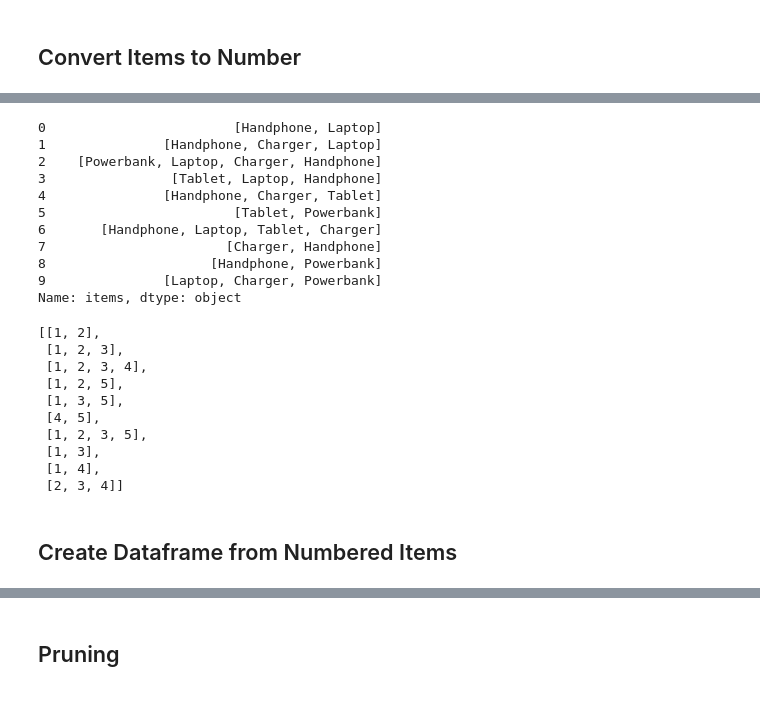
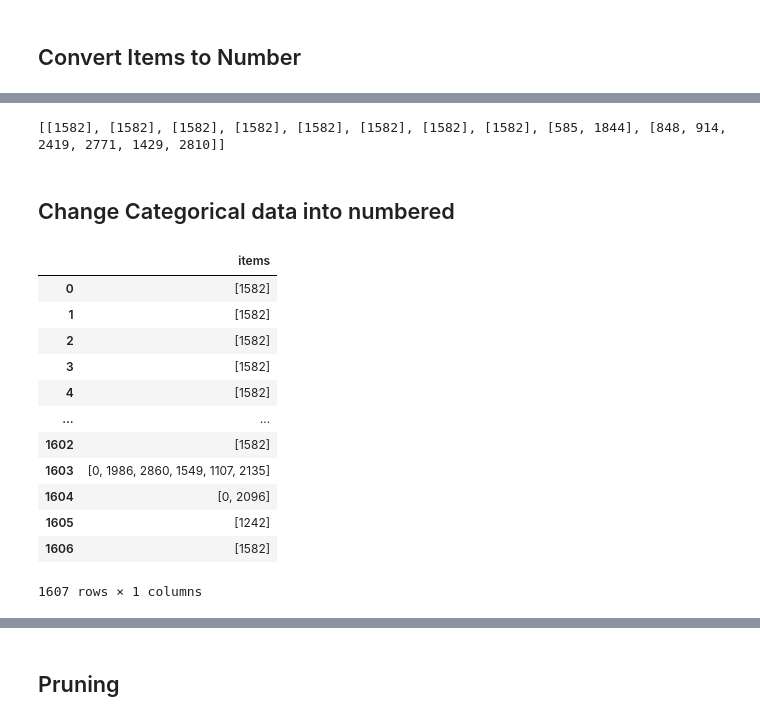
Before and after one commit to ZahraDehghanian97/Apriori, a Jupyter notebook: Apriori.ipynb, the cells around one changed output, grey strips where cells are left out. Saved outputs shown, nothing was run; the diff lists cells and outputs as text; code cells hidden in the pictures.

```diff
--- a/Apriori.ipynb
+++ b/Apriori.ipynb
@@ -7,4 +18,5 @@ load data
 # %%
+import pandas as pd
 items = []
 extended = []
 with open("records.txt") as file:
@@ -13,6 +25,6 @@ with open("records.txt") as file:
         items.append(s)
         extended.extend(s)
 print(len(items))
-uniq_items = list(set(extended))
-print(len(uniq_items))
+unique_items = list(set(extended))
+print(len(unique_items))
 # %% [output]
@@ -76,38 +35,33 @@ comma_splitted_df = df_items.apply(lambda x: x.split(','))
-# %%
-comma_splitted_df
-# %% [output]
-0                        [Handphone, Laptop]
-1               [Handphone, Charger, Laptop]
-2    [Powerbank, Laptop, Charger, Handphone]
-3                [Tablet, Laptop, Handphone]
-4               [Handphone, Charger, Tablet]
-5                        [Tablet, Powerbank]
-6       [Handphone, Laptop, Tablet, Charger]
-7                       [Charger, Handphone]
-8                     [Handphone, Powerbank]
-9               [Laptop, Charger, Powerbank]
-Name: items, dtype: object
-# %%
-numbered_col = []
-for i in range(len(comma_splitted_df)):
-    list_numbered = list(map(lambda x: dictionaries[x], comma_splitted_df[i]))
-    sort_numbered = sorted(list_numbered)
-    numbered_col.append(sort_numbered)
-
-numbered_col
-# %% [output]
-[[1, 2],
- [1, 2, 3],
- [1, 2, 3, 4],
- [1, 2, 5],
- [1, 3, 5],
- [4, 5],
- [1, 2, 3, 5],
- [1, 3],
- [1, 4],
- [2, 3, 4]]
-# %% [markdown]
-<h2>Create Dataframe from Numbered Items</h2>
+# %%
+dictionaries =dict(zip(tuple(unique_items), tuple(range(len(unique_items)))))
+numbered_items = []
+for i in range(len(items)):
+  temp = []
+  for j in items[i] :
+    temp.append(dictionaries[j])
+  numbered_items.append(list(set(temp)))
+
+print(numbered_items[:10])
+# %% [output]
+[[1582], [1582], [1582], [1582], [1582], [1582], [1582], [1582], [585, 1844], [848, 914, 2419, 2771, 1429, 2810]]
+# %% [markdown]
+<h2>Change Categorical data into numbered</h2>
 # %%
-dict_data = {'items': numbered_col}
+dict_data = {'items': numbered_items}
 df = pd.DataFrame.from_dict(dict_data)
+items = numbered_items
+df
+# %% [output]
+|  | items |
+| 0 | [1582] |
+| 1 | [1582] |
+| 2 | [1582] |
+| 3 | [1582] |
+| 4 | [1582] |
+| ... | ... |
+| 1602 | [1582] |
+| 1603 | [0, 1986, 2860, 1549, 1107, 2135] |
+| 1604 | [0, 2096] |
+| 1605 | [1242] |
+| 1606 | [1582] |
+1607 rows × 1 columns
```
Also changed, not shown: parts of 76 cells of this notebook.
